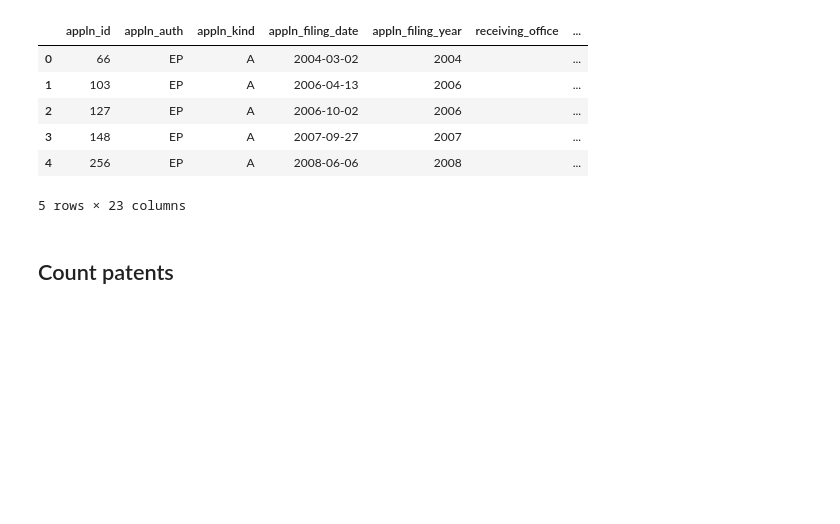
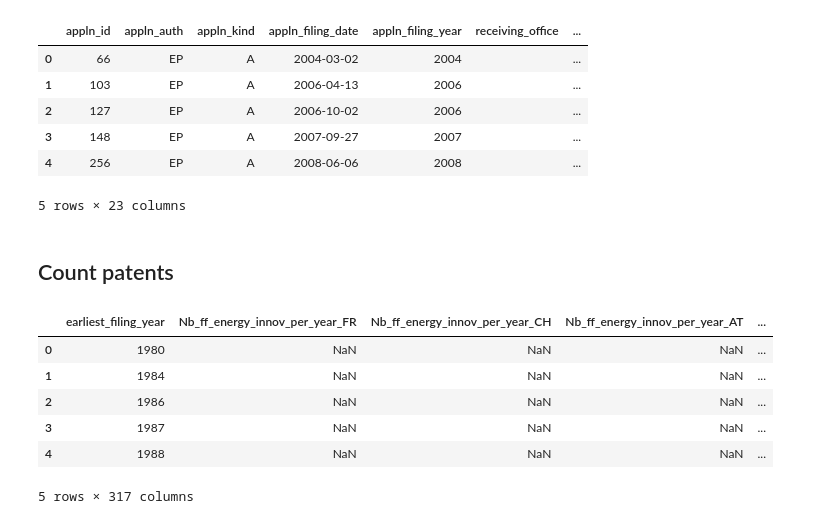
Before and after one commit to anabrasm/BDPP, a Jupyter notebook: src/1_prepare_data.ipynb, the cells around one changed output. Saved outputs shown, nothing was run; the diff lists cells and outputs as text; code cells hidden in the pictures; blank space fills up the shorter version.

Commit message:
Dropping "all" columns

```diff
--- a/src/1_prepare_data.ipynb
+++ b/src/1_prepare_data.ipynb
@@ -82,6 +82,18 @@ def absolute_count(df, list_countries):
 os.chdir(datadir)
 absolute_count(patents_df, list_countries).reset_index().to_feather("patents_df")
 df2 = absolute_count(patents_df, list_countries).reset_index()
+# %%
+# Drop columns that end will "all"
+df2 = df2.loc[:,~df2.columns.str.endswith('all')]
+df2.head()
+# %% [output]
+|  | earliest_filing_year | Nb_ff_energy_innov_per_year_FR | Nb_ff_energy_innov_per_year_CH | Nb_ff_energy_innov_per_year_AT | ... |
+| 0 | 1980 | NaN | NaN | NaN | ... |
+| 1 | 1984 | NaN | NaN | NaN | ... |
+| 2 | 1986 | NaN | NaN | NaN | ... |
+| 3 | 1987 | NaN | NaN | NaN | ... |
+| 4 | 1988 | NaN | NaN | NaN | ... |
+5 rows × 317 columns
 # %%
 # Melt DataFrame
 df_melted = df2.melt(id_vars='earliest_filing_year', var_name='Type_Country', value_name='Number_of_innovations')
```
